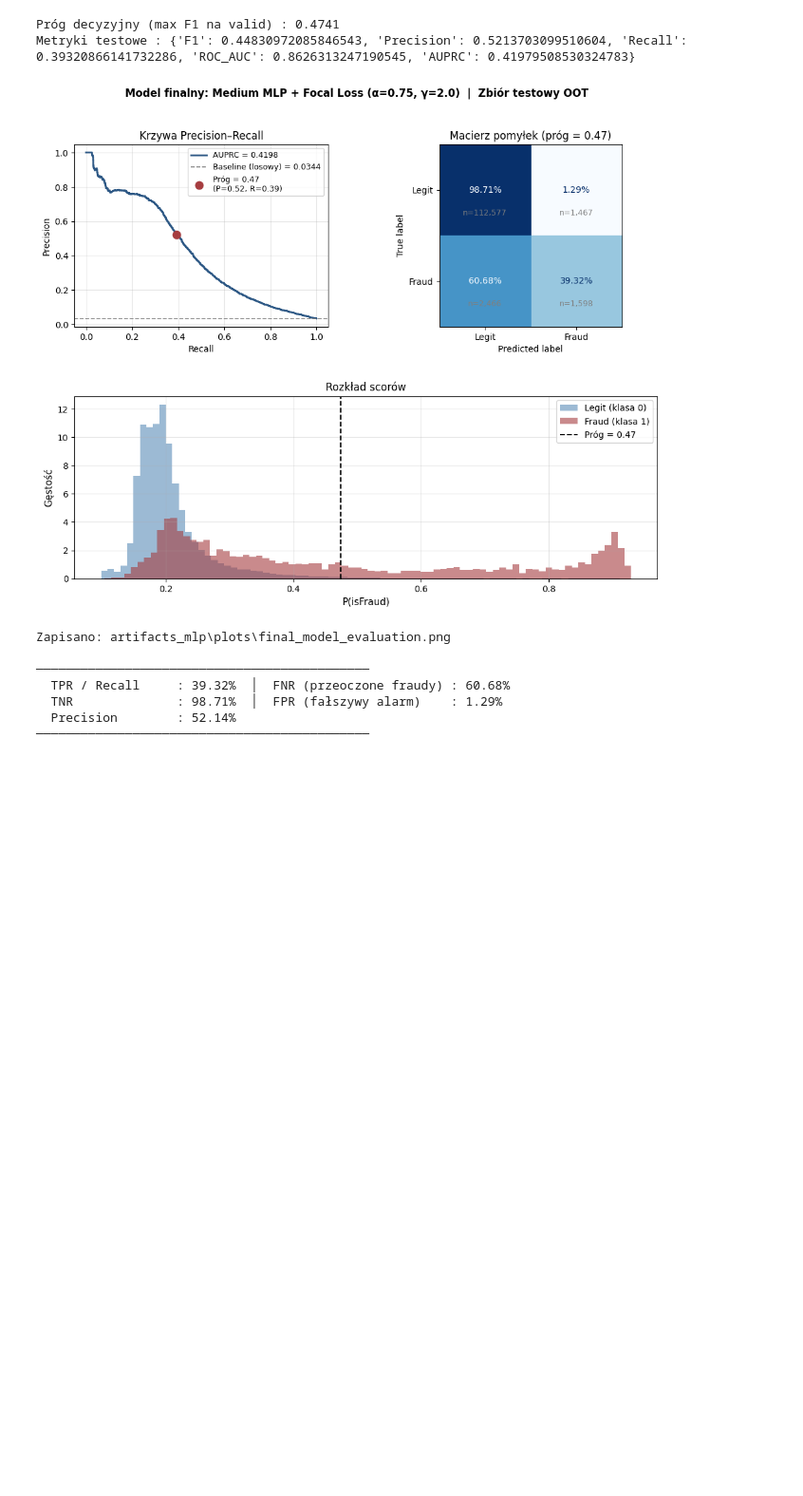
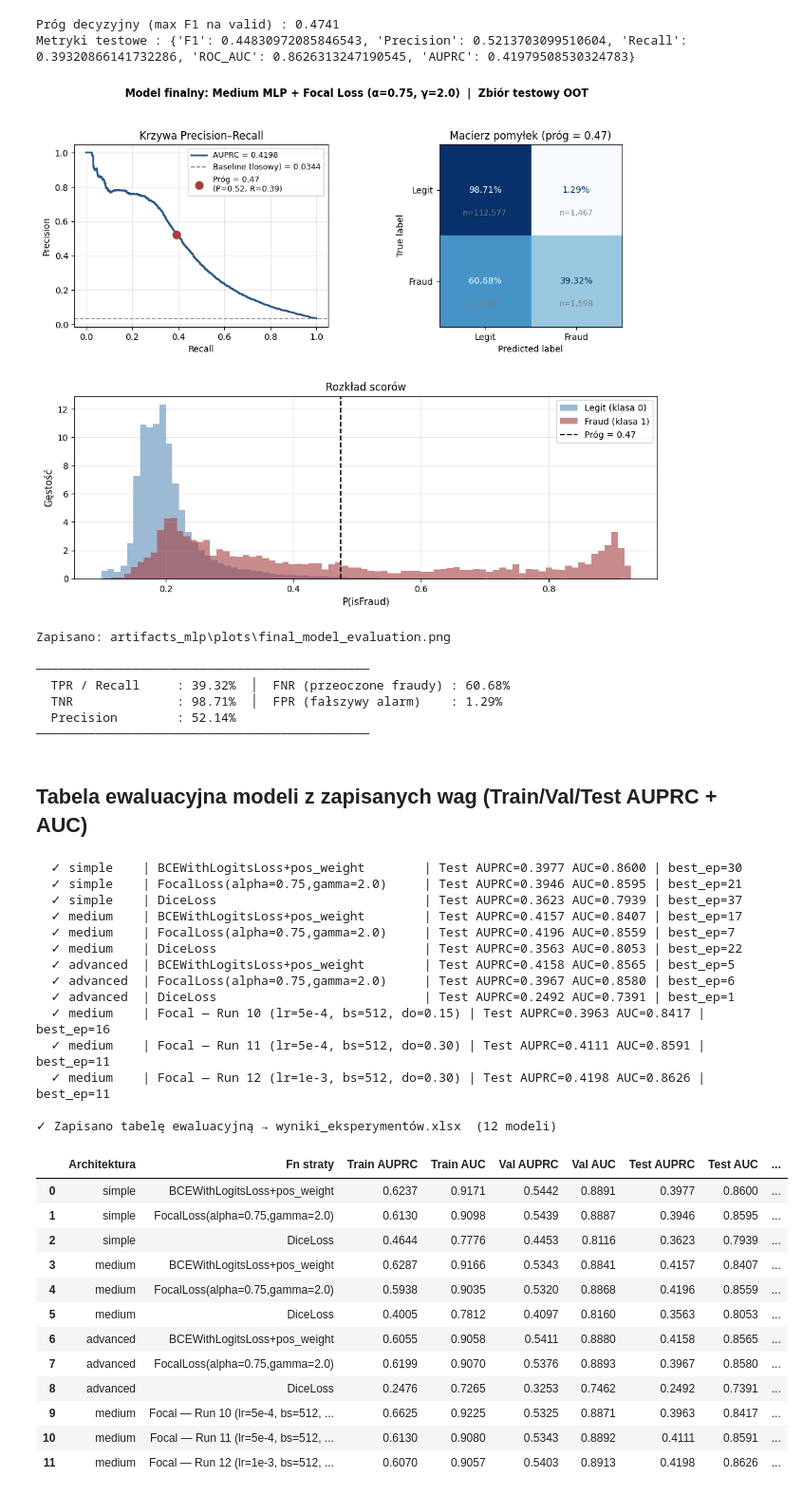
Before and after one commit to MadejMatt/DM_project, a Jupyter notebook: 04_SieciNeuronowe_AutoEncoder/04_SieciNeuronowe_development.ipynb, the cells around one changed output. Shown at 95% size. Drawn from its saved outputs; the diff is of its cells as text; code cells hidden in the pictures; blank space fills up the shorter version.

Commit message:
Oby już finalna wersja

```diff
--- a/04_SieciNeuronowe_AutoEncoder/04_SieciNeuronowe_development.ipynb
+++ b/04_SieciNeuronowe_AutoEncoder/04_SieciNeuronowe_development.ipynb
@@ -379,13 +379,22 @@ class AdvancedResMLP(nn.Module):
         return self.head(self.blocks(x)).squeeze(-1)
 
 
-def build_model(arch: str, in_dim: int) -> nn.Module:
+# Domyślny dropout per architektura – odwzorowuje wartości używane w grid searchu.
+# build_model(..., dropout=None) => użyj tych wartości (zachowuje stare wyniki).
+DEFAULT_DROPOUT = {"simple": 0.15, "medium": 0.15, "advanced": 0.15}
+
+
+def build_model(arch: str, in_dim: int, dropout: float | None = None) -> nn.Module:
+    # dropout=None -> domyślny dla danej architektury (jak w grid searchu).
+    # Podaj wartość jawnie, gdy chcesz ją nadpisać (np. tuning runów 10-12),
+    # zamiast edytować definicję modelu.
+    d = DEFAULT_DROPOUT[arch] if dropout is None else dropout
     if arch == "simple":
-        return SimpleMLP(in_dim)
+        return SimpleMLP(in_dim, dropout=d)
     if arch == "medium":
-        return MediumMLP(in_dim)
+        return MediumMLP(in_dim, dropout=d)
     if arch == "advanced":
-        return AdvancedResMLP(in_dim)
+        return AdvancedResMLP(in_dim, dropout=d)
     raise ValueError(arch)
 # %% [markdown]
 ### Definicje Early Stopping oraz funkcji do ewaluacji modeli
@@ -1183,7 +974,7 @@ from matplotlib.gridspec import GridSpec
 # ── 1. Wczytanie modelu finalnego z pliku ─────────────────────────────────────
 # Run 12: lr=1e-3, bs=512, dropout=0.30, patience=15
 # Ostrożnie: `model` w pamięci = Run 10 (lr=5e-4) z poprzedniej komórki
-FINAL_WEIGHTS = ART_DIR / "best_mlp_medium_FocalLoss_alpha075_gamma20.pth"
+FINAL_WEIGHTS = ART_DIR / "best_mlp_medium_FocalLoss_alpha075_gamma20_run12.pth"
 
 final_model = MediumMLP(in_dim=X_test_proc.shape[1], dropout=0.30).to(DEVICE)
 final_model.load_state_dict(torch.load(FINAL_WEIGHTS, map_location=DEVICE))
@@ -1297,3 +1088,5 @@ Zapisano: artifacts_mlp\plots\final_model_evaluation.png
   TNR              : 98.71%  │  FPR (fałszywy alarm)    : 1.29%
   Precision        : 52.14%
 ─────────────────────────────────────────────
+# %% [markdown]
+## Tabela ewaluacyjna modeli z zapisanych wag (Train/Val/Test AUPRC + AUC)
@@ -1299,0 +1196,55 @@ Zapisano: artifacts_mlp\plots\final_model_evaluation.png
+# %%
+# Tabela ewaluacyjna dla wszystkich modeli z grid searchu (9 plików wag).
+# Czyta wagi z artifacts_mlp/, liczy AUPRC + ROC AUC na train/val/test,
+# najlepszą epokę z historii i zapisuje do wyniki_eksperymentów.xlsx.
+specs = [
+    # ── 9 modeli z grid searchu (selekcja architektury) ──
+    ("simple",   "BCEWithLogitsLoss+pos_weight",    "best_mlp_simple_BCEWithLogitsLoss_pos_weight.pth"),
+    ("simple",   "FocalLoss(alpha=0.75,gamma=2.0)", "best_mlp_simple_FocalLoss_alpha075_gamma20.pth"),
+    ("simple",   "DiceLoss",                        "best_mlp_simple_DiceLoss.pth"),
+    ("medium",   "BCEWithLogitsLoss+pos_weight",    "best_mlp_medium_BCEWithLogitsLoss_pos_weight.pth"),
+    ("medium",   "FocalLoss(alpha=0.75,gamma=2.0)", "best_mlp_medium_FocalLoss_alpha075_gamma20.pth"),
+    ("medium",   "DiceLoss",                        "best_mlp_medium_DiceLoss.pth"),
+    ("advanced", "BCEWithLogitsLoss+pos_weight",    "best_mlp_advanced_BCEWithLogitsLoss_pos_weight.pth"),
+    ("advanced", "FocalLoss(alpha=0.75,gamma=2.0)", "best_mlp_advanced_FocalLoss_alpha075_gamma20.pth"),
+    ("advanced", "DiceLoss",                        "best_mlp_advanced_DiceLoss.pth"),
+    # ── 3 modele z tuningu (medium + Focal), rozróżnione etykietą ──
+    ("medium", "Focal — Run 10 (lr=5e-4, bs=512, do=0.15)", "best_mlp_medium_FocalLoss_alpha075_gamma20_run10.pth"),
+    ("medium", "Focal — Run 11 (lr=5e-4, bs=512, do=0.30)", "best_mlp_medium_FocalLoss_alpha075_gamma20_run11.pth"),
+    ("medium", "Focal — Run 12 (lr=1e-3, bs=512, do=0.30)", "best_mlp_medium_FocalLoss_alpha075_gamma20_run12.pth"),
+]
+
+df_eval = build_eval_table(
+    X_train_proc, y_train, X_valid_proc, y_valid, X_test_proc, y_test,
+    specs=specs,
+    save_path=Path("wyniki_eksperymentów.xlsx"),
+)
+df_eval
+# %% [output]
+  ✓ simple    | BCEWithLogitsLoss+pos_weight        | Test AUPRC=0.3977 AUC=0.8600 | best_ep=30
+  ✓ simple    | FocalLoss(alpha=0.75,gamma=2.0)     | Test AUPRC=0.3946 AUC=0.8595 | best_ep=21
+  ✓ simple    | DiceLoss                            | Test AUPRC=0.3623 AUC=0.7939 | best_ep=37
+  ✓ medium    | BCEWithLogitsLoss+pos_weight        | Test AUPRC=0.4157 AUC=0.8407 | best_ep=17
+  ✓ medium    | FocalLoss(alpha=0.75,gamma=2.0)     | Test AUPRC=0.4196 AUC=0.8559 | best_ep=7
+  ✓ medium    | DiceLoss                            | Test AUPRC=0.3563 AUC=0.8053 | best_ep=22
+  ✓ advanced  | BCEWithLogitsLoss+pos_weight        | Test AUPRC=0.4158 AUC=0.8565 | best_ep=5
+  ✓ advanced  | FocalLoss(alpha=0.75,gamma=2.0)     | Test AUPRC=0.3967 AUC=0.8580 | best_ep=6
+  ✓ advanced  | DiceLoss                            | Test AUPRC=0.2492 AUC=0.7391 | best_ep=1
+  ✓ medium    | Focal — Run 10 (lr=5e-4, bs=512, do=0.15) | Test AUPRC=0.3963 AUC=0.8417 | best_ep=16
+  ✓ medium    | Focal — Run 11 (lr=5e-4, bs=512, do=0.30) | Test AUPRC=0.4111 AUC=0.8591 | best_ep=11
+  ✓ medium    | Focal — Run 12 (lr=1e-3, bs=512, do=0.30) | Test AUPRC=0.4198 AUC=0.8626 | best_ep=11
+
+✓ Zapisano tabelę ewaluacyjną → wyniki_eksperymentów.xlsx  (12 modeli)
+|  | Architektura | Fn straty | Train AUPRC | Train AUC | Val AUPRC | Val AUC | Test AUPRC | Test AUC | ... |
+| 0 | simple | BCEWithLogitsLoss+pos_weight | 0.6237 | 0.9171 | 0.5442 | 0.8891 | 0.3977 | 0.8600 | ... |
+| 1 | simple | FocalLoss(alpha=0.75,gamma=2.0) | 0.6130 | 0.9098 | 0.5439 | 0.8887 | 0.3946 | 0.8595 | ... |
+| 2 | simple | DiceLoss | 0.4644 | 0.7776 | 0.4453 | 0.8116 | 0.3623 | 0.7939 | ... |
+| 3 | medium | BCEWithLogitsLoss+pos_weight | 0.6287 | 0.9166 | 0.5343 | 0.8841 | 0.4157 | 0.8407 | ... |
+| 4 | medium | FocalLoss(alpha=0.75,gamma=2.0) | 0.5938 | 0.9035 | 0.5320 | 0.8868 | 0.4196 | 0.8559 | ... |
+| 5 | medium | DiceLoss | 0.4005 | 0.7812 | 0.4097 | 0.8160 | 0.3563 | 0.8053 | ... |
+| 6 | advanced | BCEWithLogitsLoss+pos_weight | 0.6055 | 0.9058 | 0.5411 | 0.8880 | 0.4158 | 0.8565 | ... |
+| 7 | advanced | FocalLoss(alpha=0.75,gamma=2.0) | 0.6199 | 0.9070 | 0.5376 | 0.8893 | 0.3967 | 0.8580 | ... |
+| 8 | advanced | DiceLoss | 0.2476 | 0.7265 | 0.3253 | 0.7462 | 0.2492 | 0.7391 | ... |
+| 9 | medium | Focal — Run 10 (lr=5e-4, bs=512, ... | 0.6625 | 0.9225 | 0.5325 | 0.8871 | 0.3963 | 0.8417 | ... |
+| 10 | medium | Focal — Run 11 (lr=5e-4, bs=512, ... | 0.6130 | 0.9080 | 0.5343 | 0.8892 | 0.4111 | 0.8591 | ... |
+| 11 | medium | Focal — Run 12 (lr=1e-3, bs=512, ... | 0.6070 | 0.9057 | 0.5403 | 0.8913 | 0.4198 | 0.8626 | ... |
```
Also changed, not shown: parts of 7 cells of this notebook.
